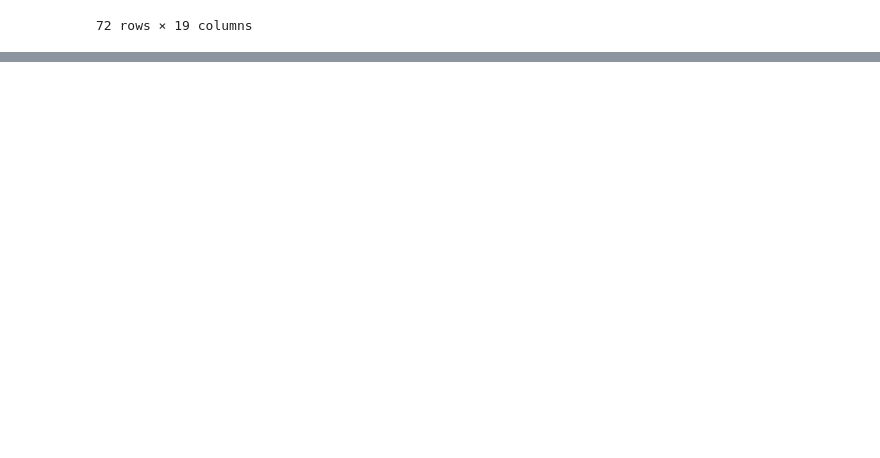
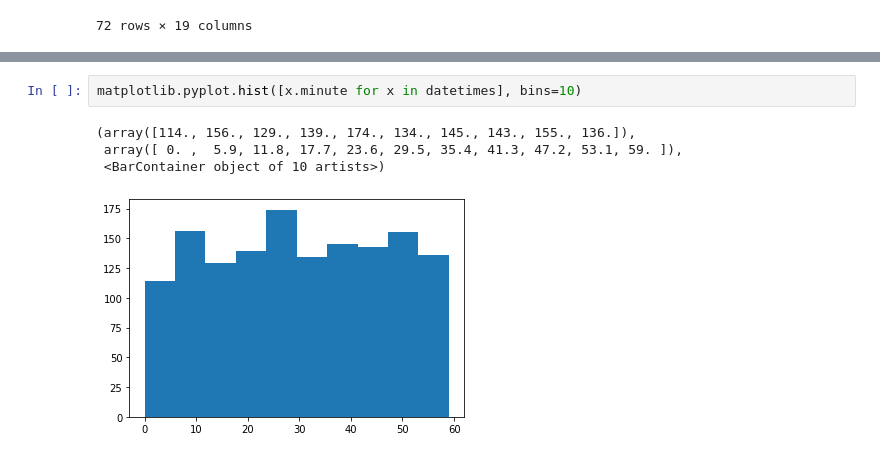
Before and after one commit to sdamerdji/police_racial_profiling, a Jupyter notebook: code/Data Ingestion.ipynb, the cells around one changed output, grey strips where cells are left out. Saved outputs shown, nothing was run; the diff lists cells and outputs as text; blank space fills up the shorter version.

```diff
--- a/code/Data Ingestion.ipynb
+++ b/code/Data Ingestion.ipynb
@@ -140,0 +217,7 @@ data[data["Stop ID"] == 2217]
+# %%
+matplotlib.pyplot.hist([x.minute for x in datetimes], bins=10)
+# %% [output]
+(array([114., 156., 129., 139., 174., 134., 145., 143., 155., 136.]),
+ array([ 0. ,  5.9, 11.8, 17.7, 23.6, 29.5, 35.4, 41.3, 47.2, 53.1, 59. ]),
+ <BarContainer object of 10 artists>)
+[figure, added]
```
Also changed, not shown: parts of 23 cells of this notebook, 3 other files.
